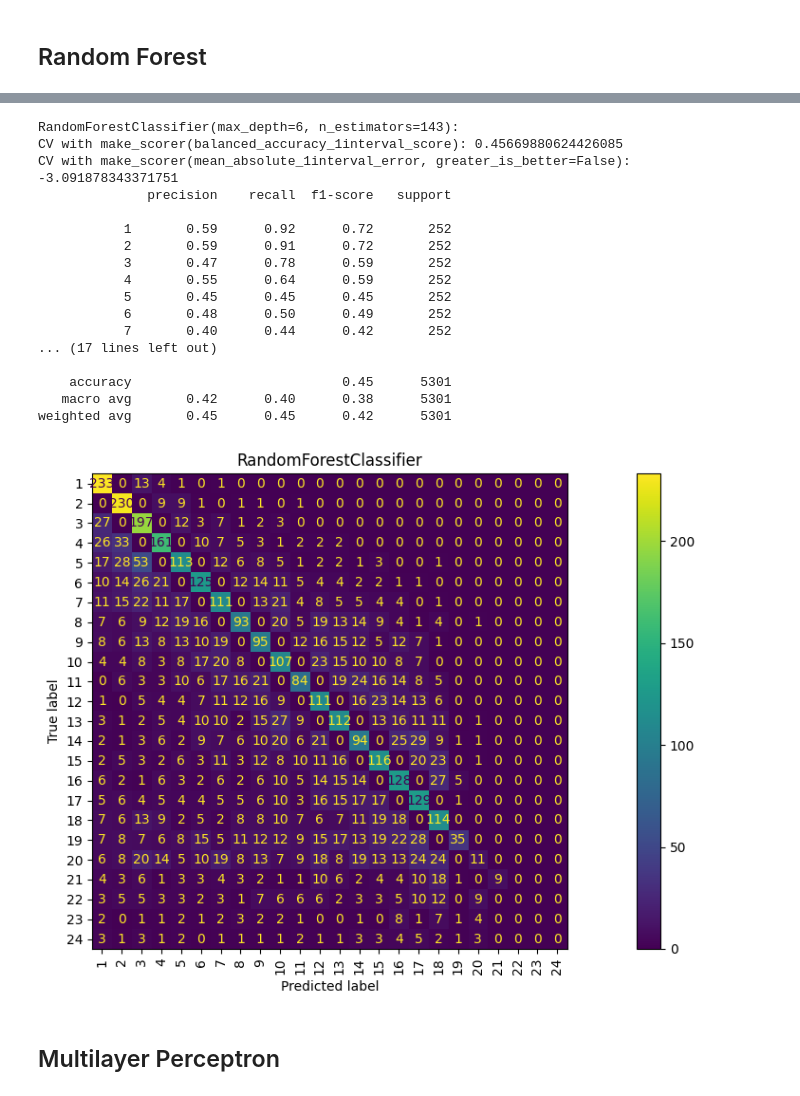
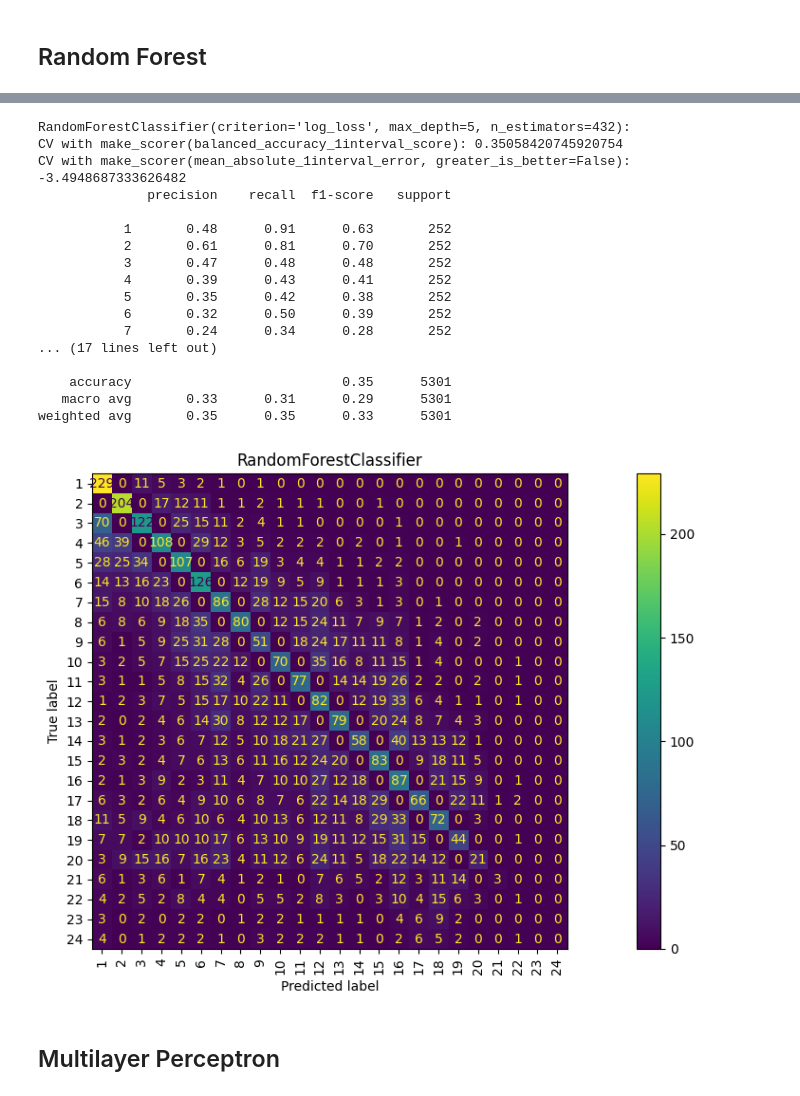
Before and after one commit to pabramber01/F1-Prediction, a Jupyter notebook: f1_prediction/adding_data/model_validation_add_posvar.ipynb, the cells around one changed output, grey strips where cells are left out. Saved outputs shown, nothing was run; the diff lists cells and outputs as text; code cells hidden in the pictures.

```diff
--- a/f1_prediction/adding_data/model_validation_add_posvar.ipynb
+++ b/f1_prediction/adding_data/model_validation_add_posvar.ipynb
@@ -290,25 +292,29 @@ weighted avg       0.46      0.46      0.42      5301
 # %%
-random_forest = RandomForestClassifier(max_depth=6, n_estimators=143, criterion="gini")
+random_forest = RandomForestClassifier(
+    max_depth=5, n_estimators=432, criterion="log_loss"
+)
+
+
 model_test((random_forest,), X, y, tscv, scorers=scorers, interval=1)
 # %% [output]
-RandomForestClassifier(max_depth=6, n_estimators=143):
-CV with make_scorer(balanced_accuracy_1interval_score): 0.45669880624426085
-CV with make_scorer(mean_absolute_1interval_error, greater_is_better=False): -3.091878343371751
+RandomForestClassifier(criterion='log_loss', max_depth=5, n_estimators=432):
+CV with make_scorer(balanced_accuracy_1interval_score): 0.35058420745920754
+CV with make_scorer(mean_absolute_1interval_error, greater_is_better=False): -3.4948687333626482
               precision    recall  f1-score   support
 
-           1       0.59      0.92      0.72       252
-           2       0.59      0.91      0.72       252
-           3       0.47      0.78      0.59       252
-           4       0.55      0.64      0.59       252
-           5       0.45      0.45      0.45       252
-           6       0.48      0.50      0.49       252
-           7       0.40      0.44      0.42       252
+           1       0.48      0.91      0.63       252
+           2       0.61      0.81      0.70       252
+           3       0.47      0.48      0.48       252
+           4       0.39      0.43      0.41       252
+           5       0.35      0.42      0.38       252
+           6       0.32      0.50      0.39       252
+           7       0.24      0.34      0.28       252
 ... (17 lines left out)
 
-    accuracy                           0.45      5301
-   macro avg       0.42      0.40      0.38      5301
-weighted avg       0.45      0.45      0.42      5301
+    accuracy                           0.35      5301
+   macro avg       0.33      0.31      0.29      5301
+weighted avg       0.35      0.35      0.33      5301
-[figure, old version]
+[figure, new version]
 # %% [markdown]
 ## Multilayer Perceptron
 # %%
```
Also changed, not shown: parts of 8 cells of this notebook, 41 other files.
